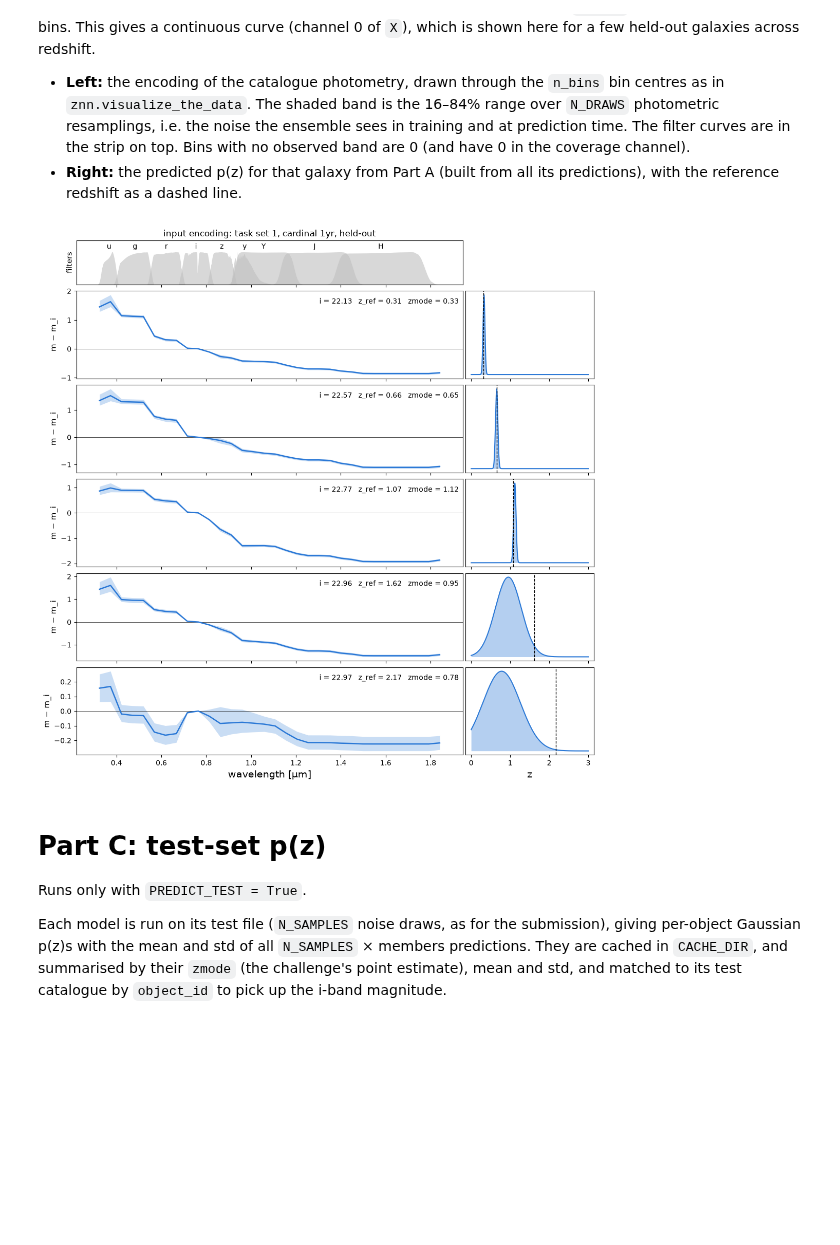
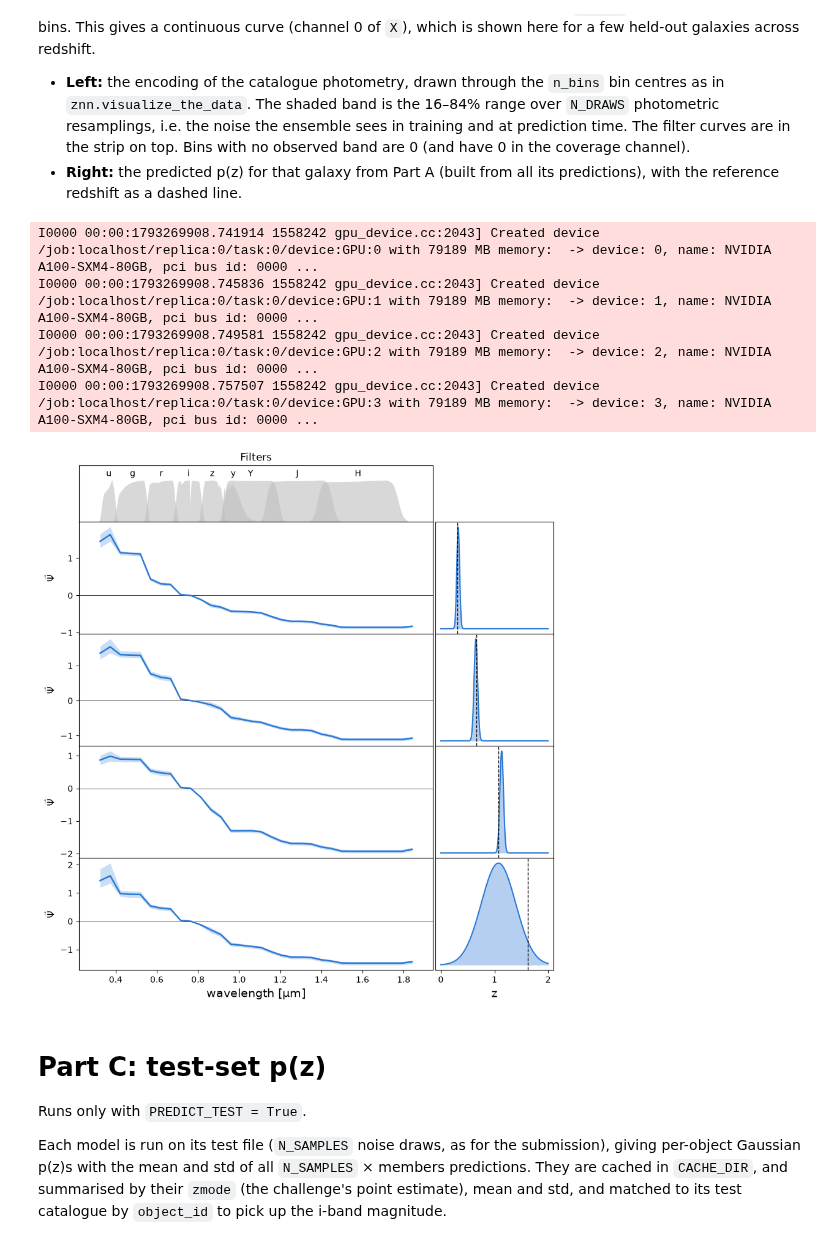
Before and after one commit to JaimeRZP/mlpz_cnn_deepset, a Jupyter notebook: pz_challenge_results.ipynb, the cells around one changed output. Drawn from its saved outputs; the diff is of its cells as text; code cells hidden in the pictures; blank space fills up the shorter version.

```diff
--- a/pz_challenge_results.ipynb
+++ b/pz_challenge_results.ipynb
@@ -33,7 +33,7 @@ DATA_DIR = "../pz_data_challenge/scripts/public"  # as in the task-set notebooks
 PRETRAINING = "popcosmos"
 # Method version, appended to OUT_DIR so runs of different versions never overwrite each other ("" for none):
 # the RUN of the task-set notebooks ("noisy_kfold", plus "_frombase" with FROM_BASE); the p(z)s are predicted here
-RUN = "noisy_kfold_frombase"
+RUN = "kfold_frombase"  # set by run_challenge.py
 OUT_DIR = ("outputs/znn" if PRETRAINING is None else f"outputs/znn_pretrained_{PRETRAINING}") + (f"_{RUN}" if RUN else "")  # the submission files written by the task-set notebooks
 CACHE_DIR = f"{OUT_DIR}_predictions"  # held-out (part A) and test-set (part C) predictions
 # Part C, at the end: predict every model's test set (as for the subtask 1 file) and show the implied n(z). It
@@ -546,9 +532,10 @@ The model does not take the band magnitudes as a list. Each magnitude (minus the
 - **Right:** the predicted p(z) for that galaxy from Part A (built from all its predictions), with the reference redshift as a dashed line.
 # %%
 EXAMPLE = (1, "cardinal", "1yr")  # (task set, sim, depth); 1yr makes the photometric errors easier to see
-Z_TARGETS = [0.3, 0.7, 1.1, 1.6, 2.2]  # one galaxy picked near each reference redshift
+Z_TARGETS = [0.3, 0.7, 1.1, 1.6]# 2.2]  # one galaxy picked near each reference redshift
 IMAG_RANGE = (22.0, 23.5)  # faint enough for the errors to show
 N_DRAWS = 200
+ZGRID = np.linspace(0, 2, 201)
 rng = np.random.default_rng(1)
 
 train = znn.read_catalog(path("training", *EXAMPLE))
@@ -572,41 +559,45 @@ enc_draws = [znn.catalog_to_XY(znn.resample_photometry(gal, errors, rng), **feat
 enc_lo, enc_hi = np.percentile(enc_draws, [16, 84], axis=0)
 
 ENC = "#2a78d6"
 um = 1e-4  # filter curves are in Angstrom
 fig, axes = plt.subplots(
-    len(picks) + 1, 2, figsize=(13, 2.3 * len(picks) + 1.5), sharex="col",
-    gridspec_kw=dict(height_ratios=[0.5] + [1] * len(picks), width_ratios=[3, 1], hspace=0.08, wspace=0.01),
+    len(picks) + 1, 2, figsize=(10, 2.3 * len(picks) + 1.5), sharex="col",
+    gridspec_kw=dict(height_ratios=[0.5] + [1] * len(picks), width_ratios=[3, 1], hspace=0.0, wspace=0.01),
 )
 for b, c in curves.items():
     axes[0, 0].fill_between(c[:, 0] * um, c[:, 1] / c[:, 1].max(), color="0.75", alpha=0.6, lw=0)
     axes[0, 0].text(lam_eff[b] * um, 1.05, b, ha="center", va="bottom", fontsize=10)
 axes[0, 0].set_ylim(0, 1.35)
 axes[0, 0].set_yticks([])
-axes[0, 0].set_ylabel("filters", fontsize=11)
+#axes[0, 0].set_ylabel("filters", fontsize=11)
 axes[0, 1].axis("off")
 
 for row, (k, j) in enumerate(zip(range(len(picks)), picks), start=1):
     ax = axes[row, 0]
     ax.axhline(0, color="k", lw=0.5)
     ax.fill_between(lam_bins * um, enc_lo[k], enc_hi[k], color=ENC, alpha=0.25, lw=0)
     ax.plot(lam_bins * um, X_obs[k, :, 0], color=ENC, lw=1.8)
-    ax.set_ylabel("m − m_i", fontsize=11)
-    ax.text(0.99, 0.92, f"i = {h['mag_i'][j]:.2f}   z_ref = {h['z_ref'][j]:.2f}   zmode = {h['zmode'][j]:.2f}",
-            transform=ax.transAxes, ha="right", va="top", fontsize=10)
+    ax.set_ylabel(r"$\vec{\Psi}$", fontsize=11)
+    #ax.text(0.99, 0.92, f"i = {h['mag_i'][j]:.2f}   z_ref = {h['z_ref'][j]:.2f}   zmode = {h['zmode'][j]:.2f}",
+    #        transform=ax.transAxes, ha="right", va="top", fontsize=10)
 
     ax = axes[row, 1]
     pdf = np.squeeze(h["pz"][[j]].pdf(ZGRID))
     ax.fill_between(ZGRID, pdf, color=ENC, alpha=0.35, lw=0)
     ax.plot(ZGRID, pdf, color=ENC, lw=1.5)
     ax.axvline(h["z_ref"][j], color="k", ls="--", lw=1)
     ax.set_yticks([])
 axes[-1, 0].set_xlabel("wavelength [μm]")
 axes[-1, 1].set_xlabel("z")
-axes[0, 0].set_title(f"input encoding: task set {EXAMPLE[0]}, {EXAMPLE[1]} {EXAMPLE[2]}, held-out", fontsize=12)
+axes[0, 0].set_title("Filters", fontsize=12)
 save(fig, "encoding")
 plt.show()
 # %% [output]
+I0000 00:00:1793269908.741914 1558242 gpu_device.cc:2043] Created device /job:localhost/replica:0/task:0/device:GPU:0 with 79189 MB memory:  -> device: 0, name: NVIDIA A100-SXM4-80GB, pci bus id: 0000 ...
+I0000 00:00:1793269908.745836 1558242 gpu_device.cc:2043] Created device /job:localhost/replica:0/task:0/device:GPU:1 with 79189 MB memory:  -> device: 1, name: NVIDIA A100-SXM4-80GB, pci bus id: 0000 ...
+I0000 00:00:1793269908.749581 1558242 gpu_device.cc:2043] Created device /job:localhost/replica:0/task:0/device:GPU:2 with 79189 MB memory:  -> device: 2, name: NVIDIA A100-SXM4-80GB, pci bus id: 0000 ...
+I0000 00:00:1793269908.757507 1558242 gpu_device.cc:2043] Created device /job:localhost/replica:0/task:0/device:GPU:3 with 79189 MB memory:  -> device: 3, name: NVIDIA A100-SXM4-80GB, pci bus id: 0000 ...
-[figure, old version]
+[figure, new version]
 # %% [markdown]
 # Part C: test-set p(z)
 
```
Also changed, not shown: parts of 9 cells of this notebook.
